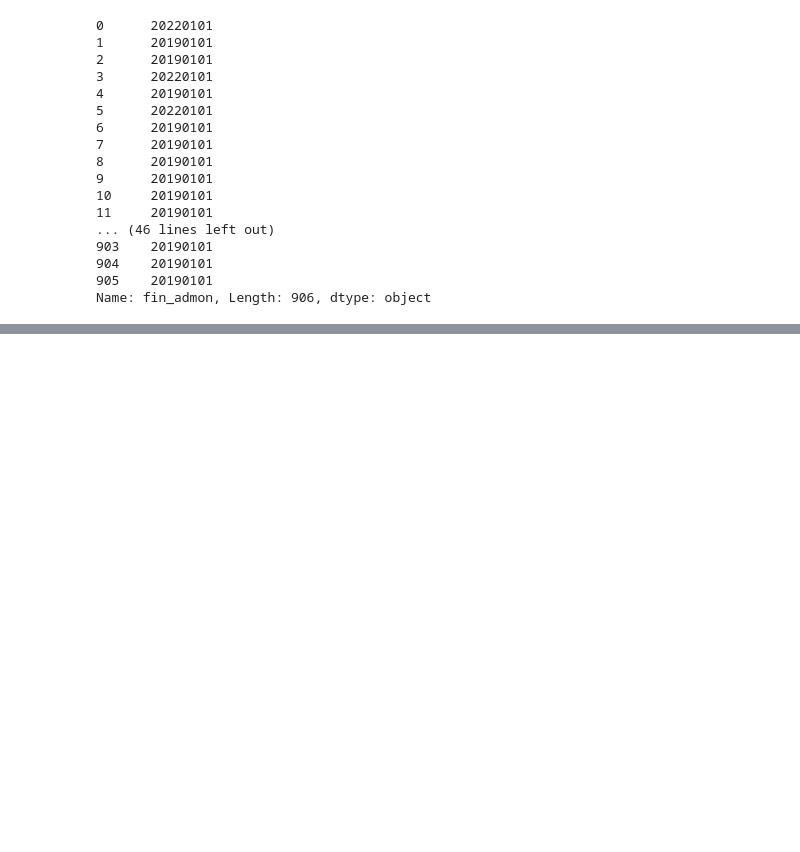
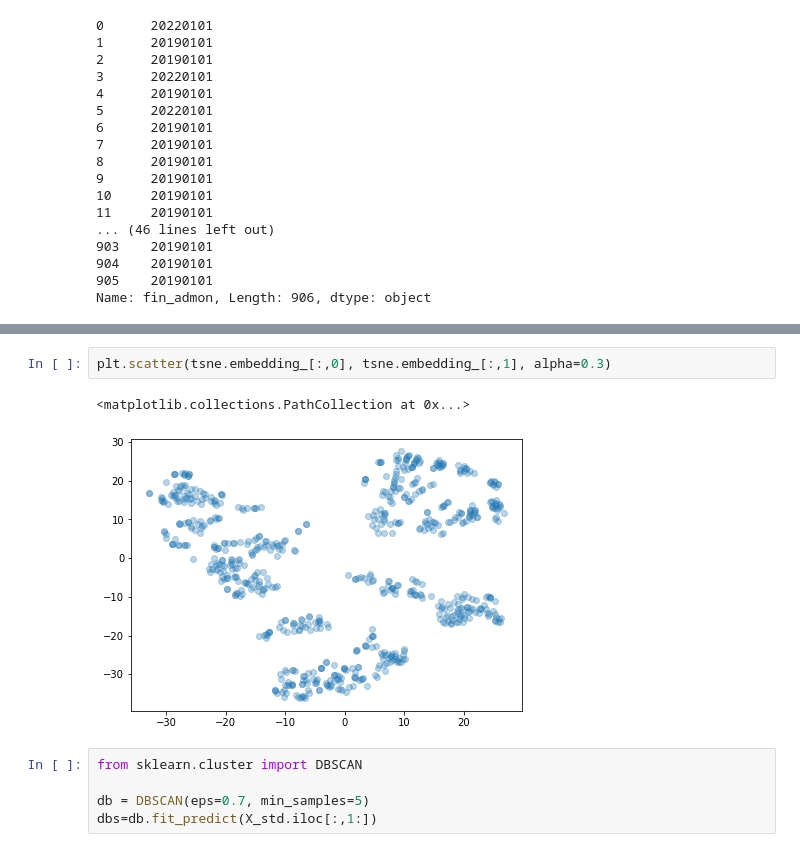
Before and after one commit to xuxoramos/deteccioncohechojuarez, a Jupyter notebook: Anomalies.ipynb, the cells around one changed output, grey strips where cells are left out. Drawn from its saved outputs; the diff is of its cells as text; blank space fills up the shorter version.

```diff
--- a/Anomalies.ipynb
+++ b/Anomalies.ipynb
@@ -194,4 +226,14 @@ TSNE(angle=0.5, early_exaggeration=12.0, init='random', learning_rate=200.0,
      method='barnes_hut', metric='euclidean', min_grad_norm=1e-07,
      n_components=2, n_iter=1000, n_iter_without_progress=300, perplexity=30.0,
      random_state=None, verbose=0)
+# %%
+plt.scatter(tsne.embedding_[:,0], tsne.embedding_[:,1], alpha=0.3)
+# %% [output]
+<matplotlib.collections.PathCollection at 0x...>
+[figure, added]
+# %%
+from sklearn.cluster import DBSCAN
+
+db = DBSCAN(eps=0.7, min_samples=5)
+dbs=db.fit_predict(X_std.iloc[:,1:])
 # %%
```
Also changed, not shown: parts of 18 cells of this notebook, 1 other file.
